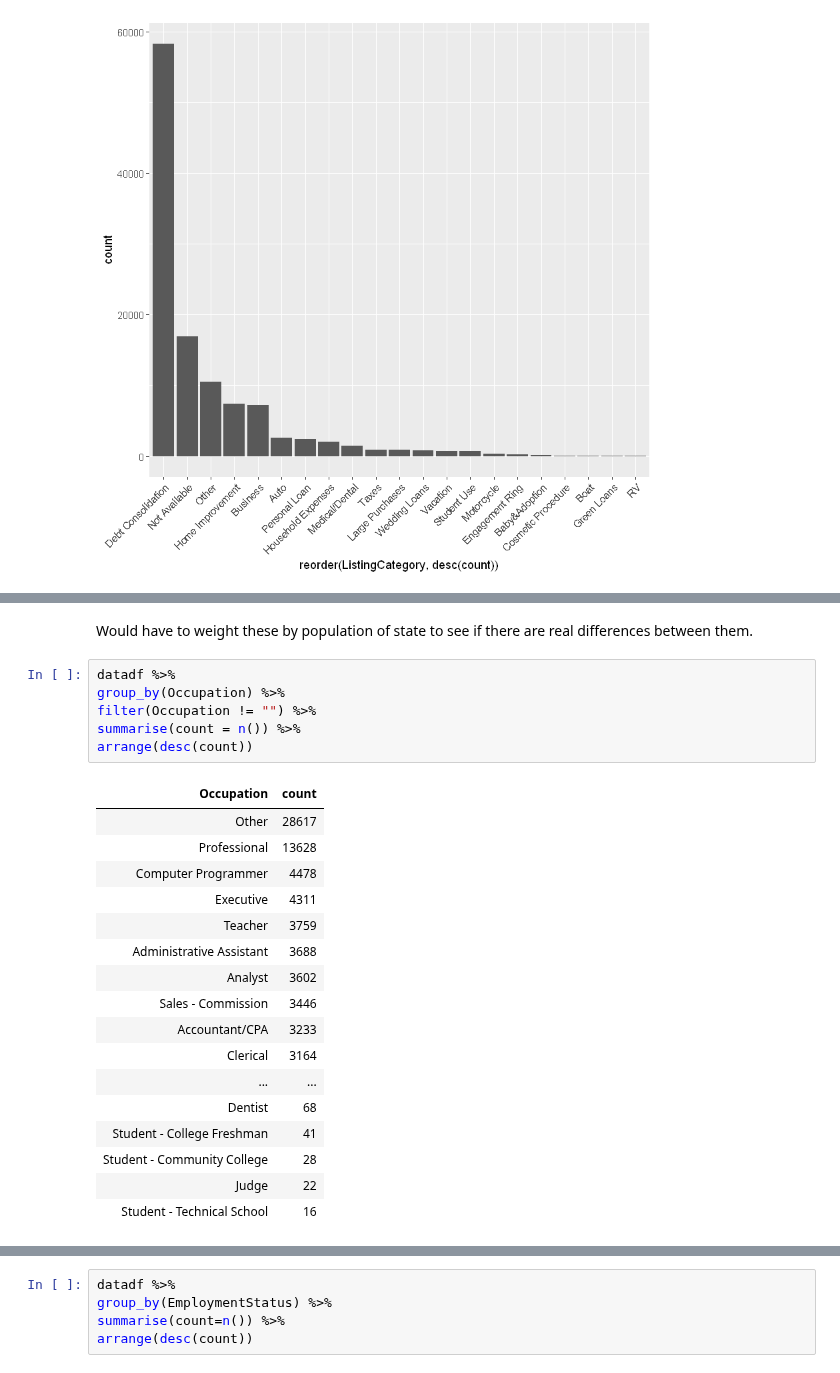
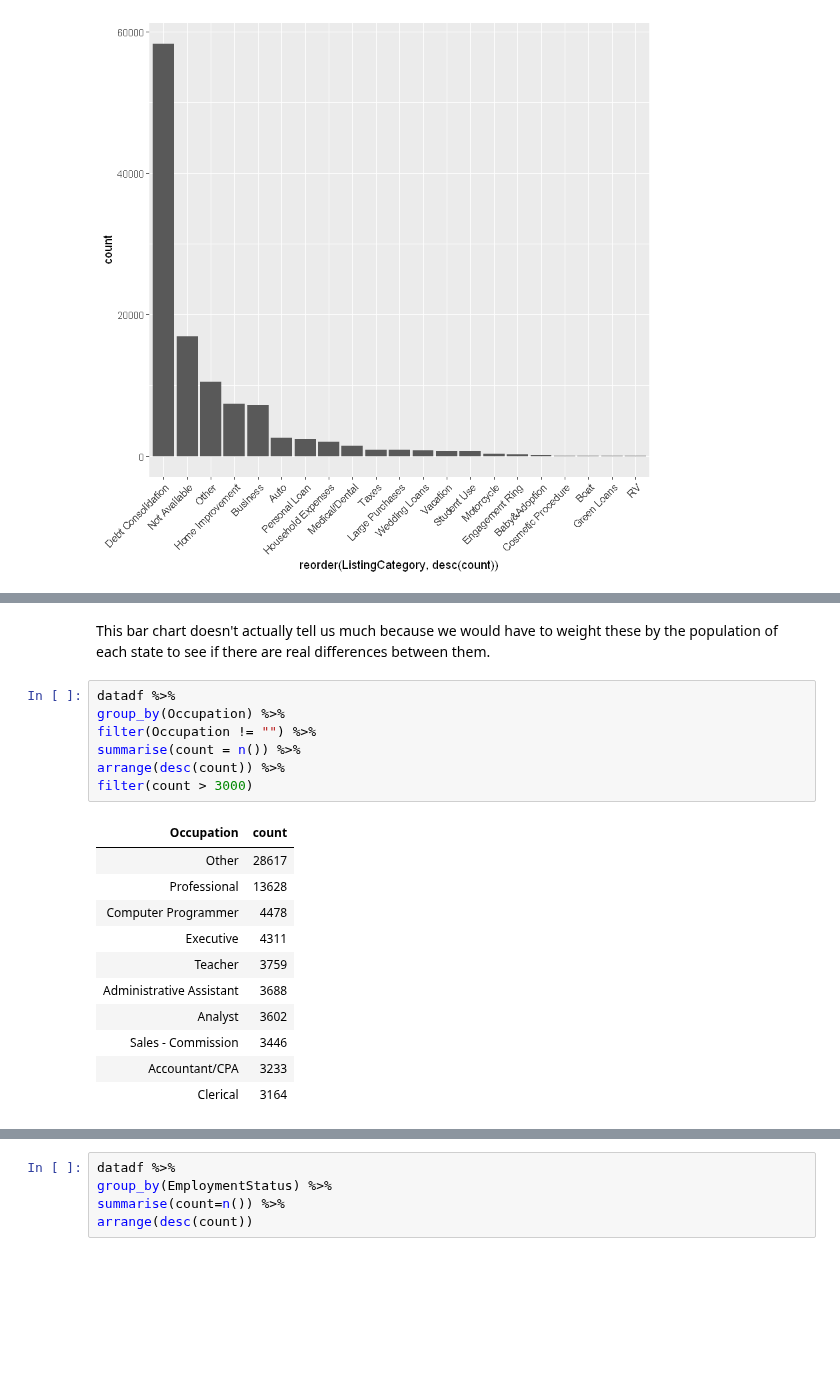
Before and after one commit to timdef/ProsperLoanEDA, a Jupyter notebook: UnivariateExploration.ipynb, the cells around one changed output, grey strips where cells are left out. Drawn from its saved outputs; the diff is of its cells as text; blank space fills up the shorter version.

```diff
--- a/UnivariateExploration.ipynb
+++ b/UnivariateExploration.ipynb
@@ -443,27 +431,22 @@ ggplot(aes(x=reorder(BorrowerState, desc(count)), y=count)) + geom_bar(stat="Ide
 # %% [markdown]
-Would have to weight these by population of state to see if there are real differences between them.
+This bar chart doesn't actually tell us much because we would have to weight these by the population of each state to see if there are real differences between them.
 # %%
 datadf %>%
 group_by(Occupation) %>%
 filter(Occupation != "") %>%
 summarise(count = n()) %>%
-arrange(desc(count))
+arrange(desc(count)) %>%
+filter(count > 3000)
 # %% [output]
 | Occupation | count |
 | Other | 28617 |
 | Professional | 13628 |
 | Computer Programmer | 4478 |
 | Executive | 4311 |
 | Teacher | 3759 |
 | Administrative Assistant | 3688 |
 | Analyst | 3602 |
 | Sales - Commission | 3446 |
 | Accountant/CPA | 3233 |
 | Clerical | 3164 |
-| ... | ... |
-| Dentist | 68 |
-| Student - College Freshman | 41 |
-| Student - Community College | 28 |
-| Judge | 22 |
-| Student - Technical School | 16 |
 # %% [markdown]
```
Also changed, not shown: parts of 4 cells of this notebook.
